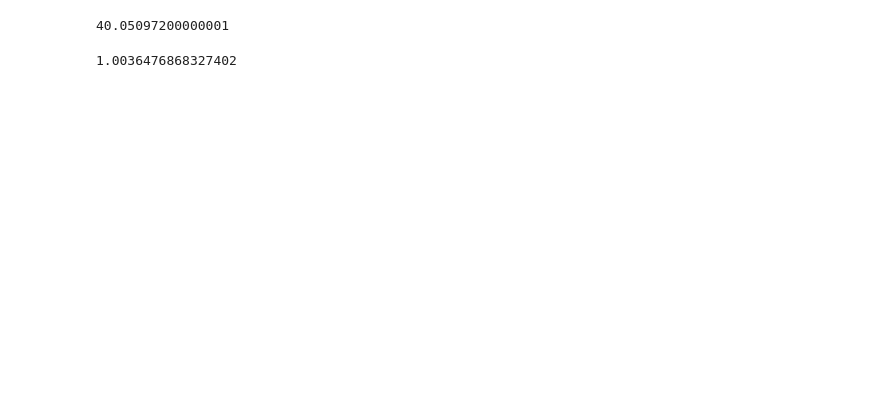
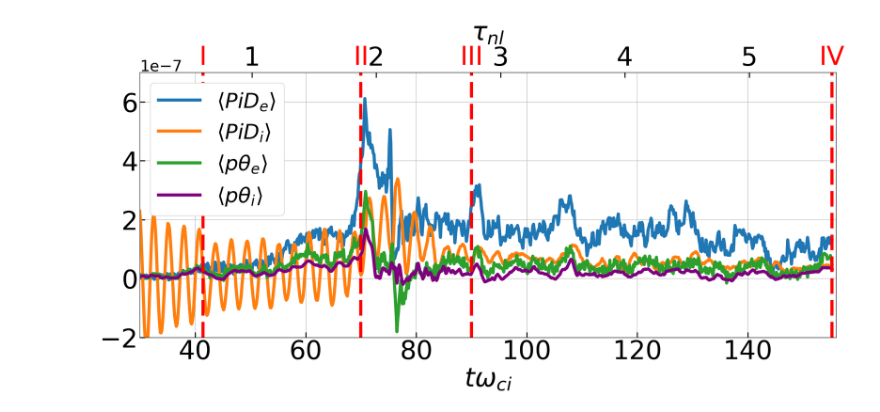
Before and after one commit to jgoodwill1/TurbPy, a Jupyter notebook: Analysis/Jupyter/globals.ipynb, the cells around one changed output. Saved outputs shown, nothing was run; the diff lists cells and outputs as text; code cells hidden in the pictures; blank space fills up the shorter version.

```diff
--- a/Analysis/Jupyter/globals.ipynb
+++ b/Analysis/Jupyter/globals.ipynb
@@ -29,3 +42,5 @@ twce = np.linspace(0, times[-1] * info['dt*wce'], len(times))
+# %%
+tnl = np.linspace(0,5.7, len(twci))
 # %%
 # from TurbPy.load_vars import *
 
@@ -270,10 +400,48 @@ plt.savefig(figs + 'PS_av.png', dpi = 400)
-# %%
-tnl = np.linspace(0,3.89, len(twci))
-# %%
-print(twci[290])
-# %% [output]
-40.05097200000001
-# %%
-print(tnl[290])
-# %% [output]
-1.0036476868327402
+# %%
+import matplotlib
+fig, ax = plt.subplots(1,1, figsize=(20,10), layout='constrained')
+
+mpl.rcParams.update({'lines.linewidth':6})
+
+ax.plot(twci, ps['pide'], label = r'$\langle PiD_e \rangle$')
+ax.plot(twci, ps['pidi'], label = r'$\langle PiD_i \rangle$')
+ax.plot(twci, ps['pthe'], label = r'$\langle p \theta_e \rangle$')
+ax.plot(twci, ps['pthi'], c = 'purple', label = r'$\langle p \theta_i \rangle$')
+txt = 50
+trans = ax.get_xaxis_transform()
+
+
+
+plt.text(41.4, 1.03, 'I',color = 'red', transform=trans, ha = 'center', fontsize = txt)
+plt.text(70, 1.03, 'II',color = 'red', transform=trans, ha = 'center', fontsize = txt)
+plt.text(90, 1.03, 'III',color = 'red', transform=trans, ha = 'center', fontsize = txt)
+plt.text(155.2, 1.03, 'IV',color = 'red', transform=trans, ha = 'center', fontsize = txt)
+
+ax.axvline(41.4, color = 'red' , linestyle = (0, (5, 2)))
+ax.axvline(70, color = 'red', linestyle = (0, (5, 2)))
+ax.axvline(90, color = 'red', linestyle = (0, (5, 2)))
+ax.axvline(155.2, color = 'red', linestyle = (0, (5, 2)))
+
+ax.ticklabel_format(axis = 'y',style = 'sci', scilimits = (0,0))
+ax.legend(loc = 'upper left', fontsize = 40, framealpha = 1)
+ax.tick_params(which='both', width=2, labelsize = txt, direction = 'in')
+ax.tick_params(which='major', length=10)
+ax.tick_params(which='minor', length=5 )
+ax.set_xlabel(r'$ t \omega_{ci}$', size = txt)
+ax.set_ylim(-2e-7, 7e-7)
+ax.set_xlim(30, 156)
+ax.grid()
+plt.rcParams.update({'font.size': 40})
+
+ax1 = ax.twiny()
+
+ax1.plot(tnl, np.zeros(len(twci)), alpha = 0)
+ax1.tick_params(which='both', width=2, labelsize = txt, direction = 'in')
+ax1.tick_params(which='major', length=10)
+ax1.tick_params(which='minor', length=5 )
+ax1.set_xlim(0.1, 5.7)
+ax1.set_title(r'$ \tau_{nl}$', size = txt)
+
+plt.savefig(figs + 'ps_av.png')
+# %% [output]
+[figure, added]
```
Also changed, not shown: parts of 16 cells of this notebook, 45 other files.
